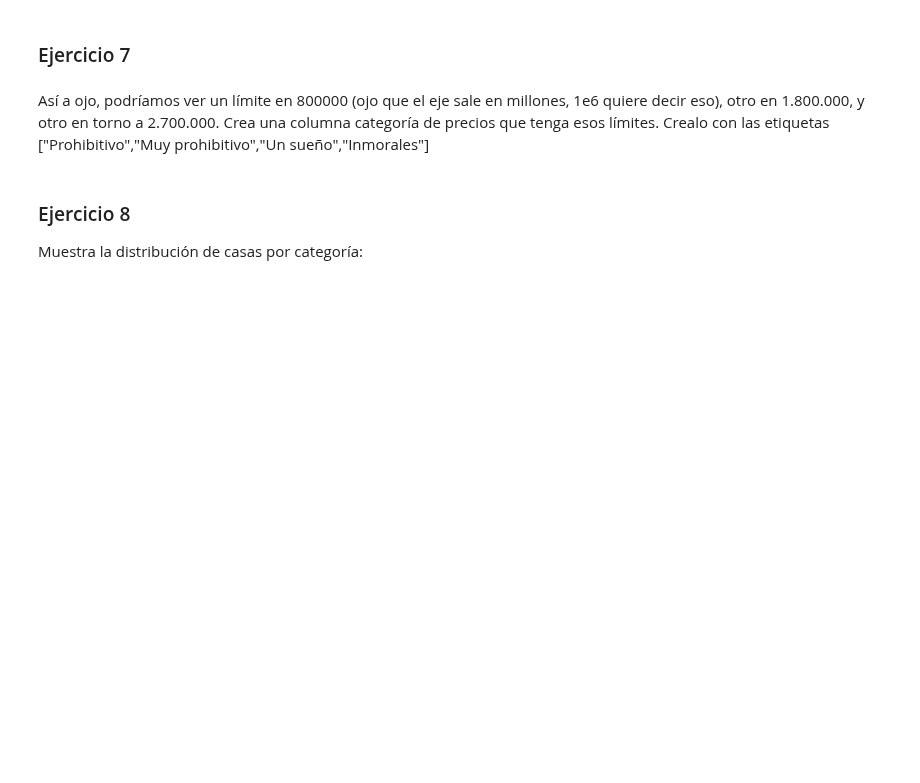
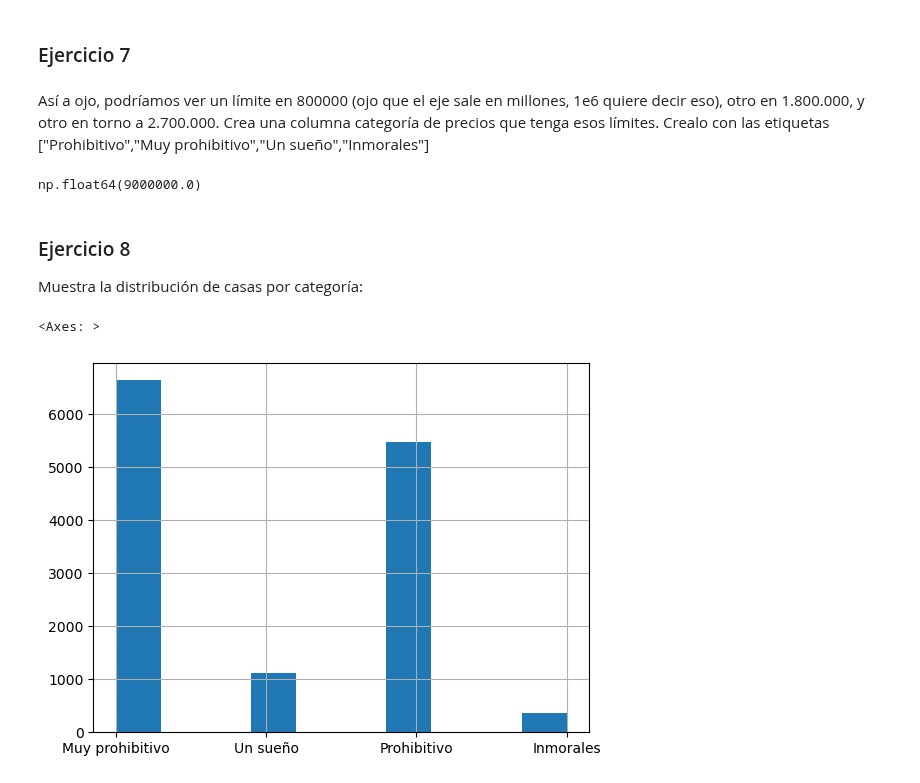
Before and after one commit to vrieraj/ONLINE_DS_THEBRIDGE_Ejercicios, a Jupyter notebook: Sprint_05/Unidad_01/Ejercicios_Workout/12_Ejercicio_Numeros_Missings.ipynb, the cells around one changed output. Cells and saved outputs as stored; diff of their text form; code cells hidden in the pictures; blank space fills up the shorter version.

```diff
--- a/Sprint_05/Unidad_01/Ejercicios_Workout/12_Ejercicio_Numeros_Missings.ipynb
+++ b/Sprint_05/Unidad_01/Ejercicios_Workout/12_Ejercicio_Numeros_Missings.ipynb
@@ -143,6 +146,17 @@ ModuleNotFoundError: No module named 'matplotlib'
 ### Ejercicio 7
 # %% [markdown]
 Así a ojo, podríamos ver un límite en 800000 (ojo que el eje sale en millones, 1e6 quiere decir eso), otro en 1.800.000, y otro en torno a 2.700.000. Crea una columna categoría de precios que tenga esos límites. Crealo con las etiquetas ["Prohibitivo","Muy prohibitivo","Un sueño","Inmorales"]
+# %%
+df_backup['Price'].max()
+# %% [output]
+np.float64(9000000.0)
+# %%
+df_backup['Cat_price'] = pd.cut(df_backup.Price, bins = [0,800000,1800000,2700000,max(df_backup.Price)], labels = ["Prohibitivo","Muy prohibitivo","Un sueño","Inmorales"])
 # %% [markdown]
 ### Ejercicio 8
 Muestra la distribución de casas por categoría:
+# %%
+df_backup['Cat_price'].hist()
+# %% [output]
+<Axes: >
+[figure, added]
```
Also changed, not shown: parts of 3 cells of this notebook.
